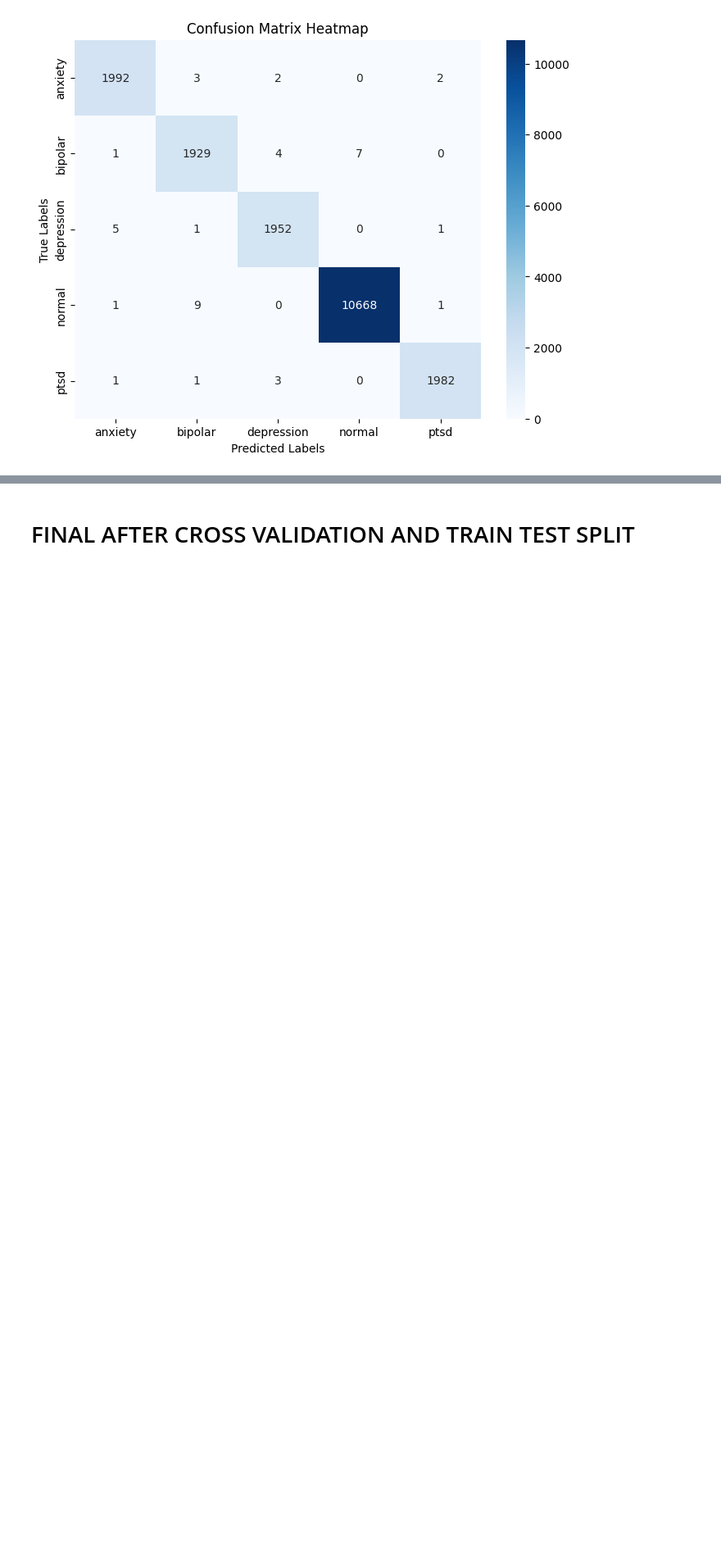
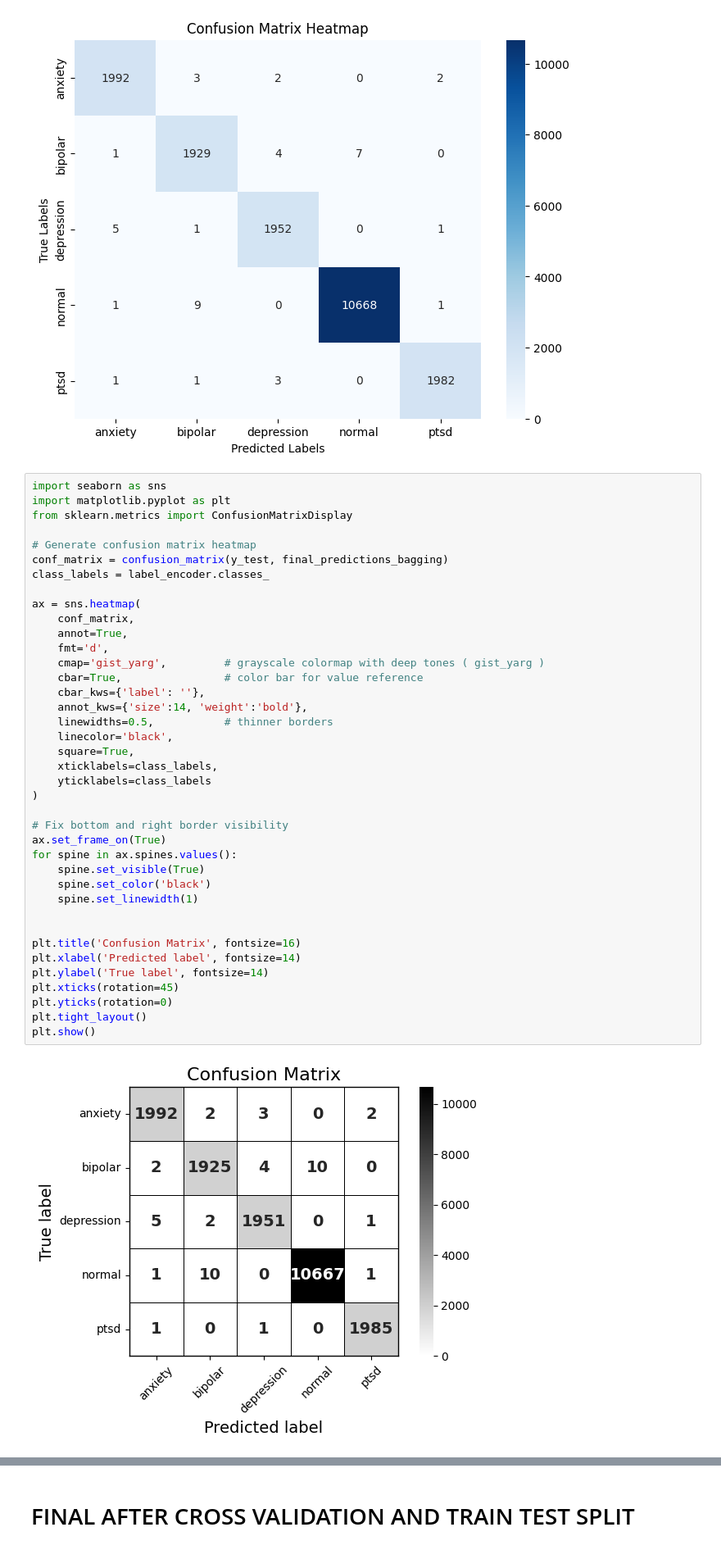
Before and after one commit to arkapg211002/MAFSMBMDDPWI-FYP-2025, a Jupyter notebook: D03 Model Training and Evaluation/14 BaggingEM.ipynb, the cells around one changed output, grey strips where cells are left out. Shown: that part at 82% size. Drawn from its saved outputs; the diff is of its cells as text; blank space fills up the shorter version.

Commit message:
Updated EM4 BAGGING : Black and grey CM, ROC

```diff
--- a/D03 Model Training and Evaluation/14 BaggingEM.ipynb
+++ b/D03 Model Training and Evaluation/14 BaggingEM.ipynb
@@ -133,6 +149,47 @@ plt.ylabel('True Labels')
 plt.show()
 # %% [output]
 [figure]
+# %%
+import seaborn as sns
+import matplotlib.pyplot as plt
+from sklearn.metrics import ConfusionMatrixDisplay
+
+# Generate confusion matrix heatmap
+conf_matrix = confusion_matrix(y_test, final_predictions_bagging)
+class_labels = label_encoder.classes_
+
+ax = sns.heatmap(
+    conf_matrix,
+    annot=True,
+    fmt='d',
+    cmap='gist_yarg',         # grayscale colormap with deep tones ( gist_yarg )
+    cbar=True,                # color bar for value reference
+    cbar_kws={'label': ''},
+    annot_kws={'size':14, 'weight':'bold'},
+    linewidths=0.5,           # thinner borders
+    linecolor='black',
+    square=True,
+    xticklabels=class_labels,
+    yticklabels=class_labels
+)
+
+# Fix bottom and right border visibility
+ax.set_frame_on(True)
+for spine in ax.spines.values():
+    spine.set_visible(True)
+    spine.set_color('black')
+    spine.set_linewidth(1)
+
+
+plt.title('Confusion Matrix', fontsize=16)
+plt.xlabel('Predicted label', fontsize=14)
+plt.ylabel('True label', fontsize=14)
+plt.xticks(rotation=45)
+plt.yticks(rotation=0)
+plt.tight_layout()
+plt.show()
+# %% [output]
+[figure, added]
 # %%
 from sklearn.metrics import roc_curve, auc
 from sklearn.preprocessing import label_binarize
```
Also changed, not shown: parts of 4 cells of this notebook.
